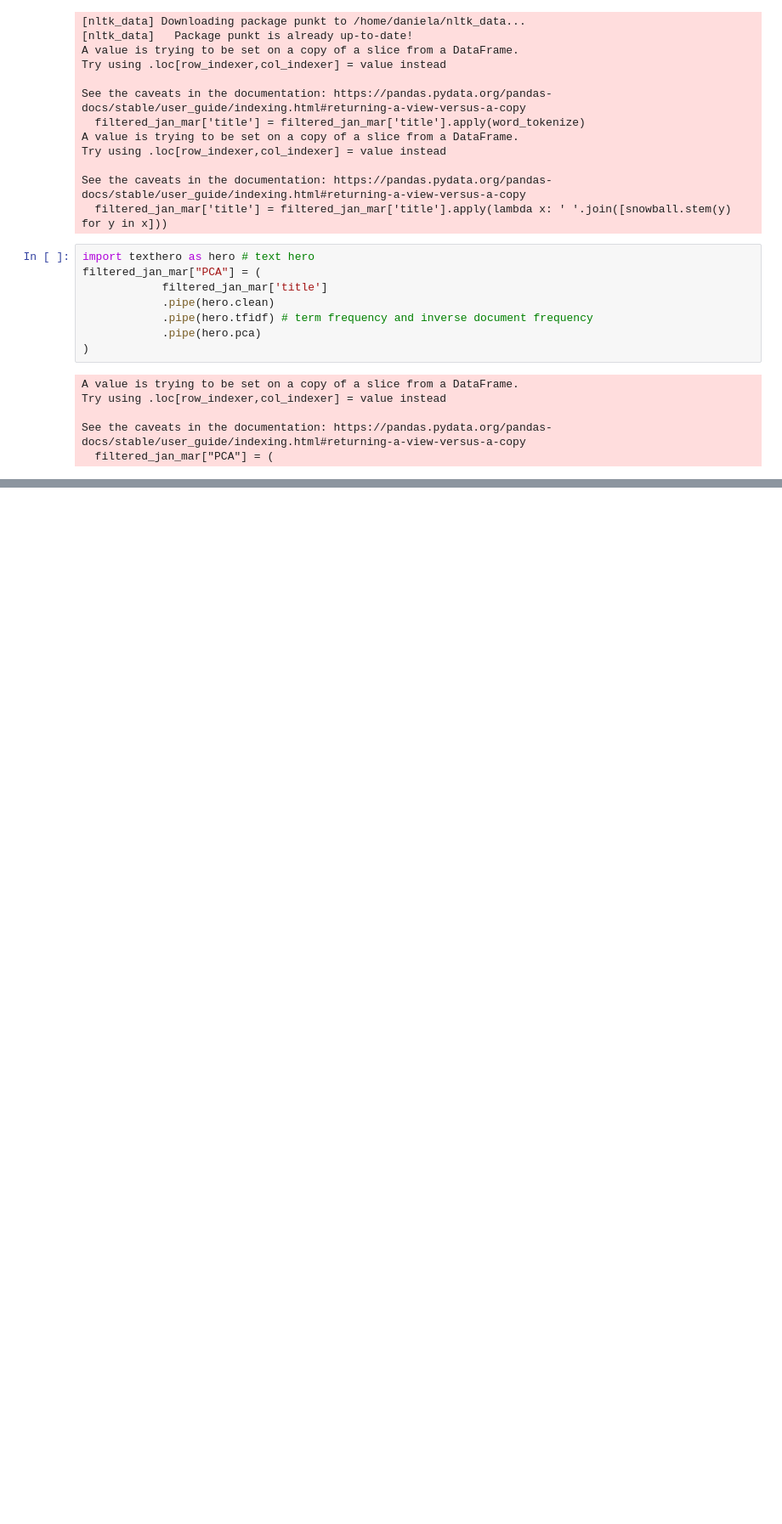
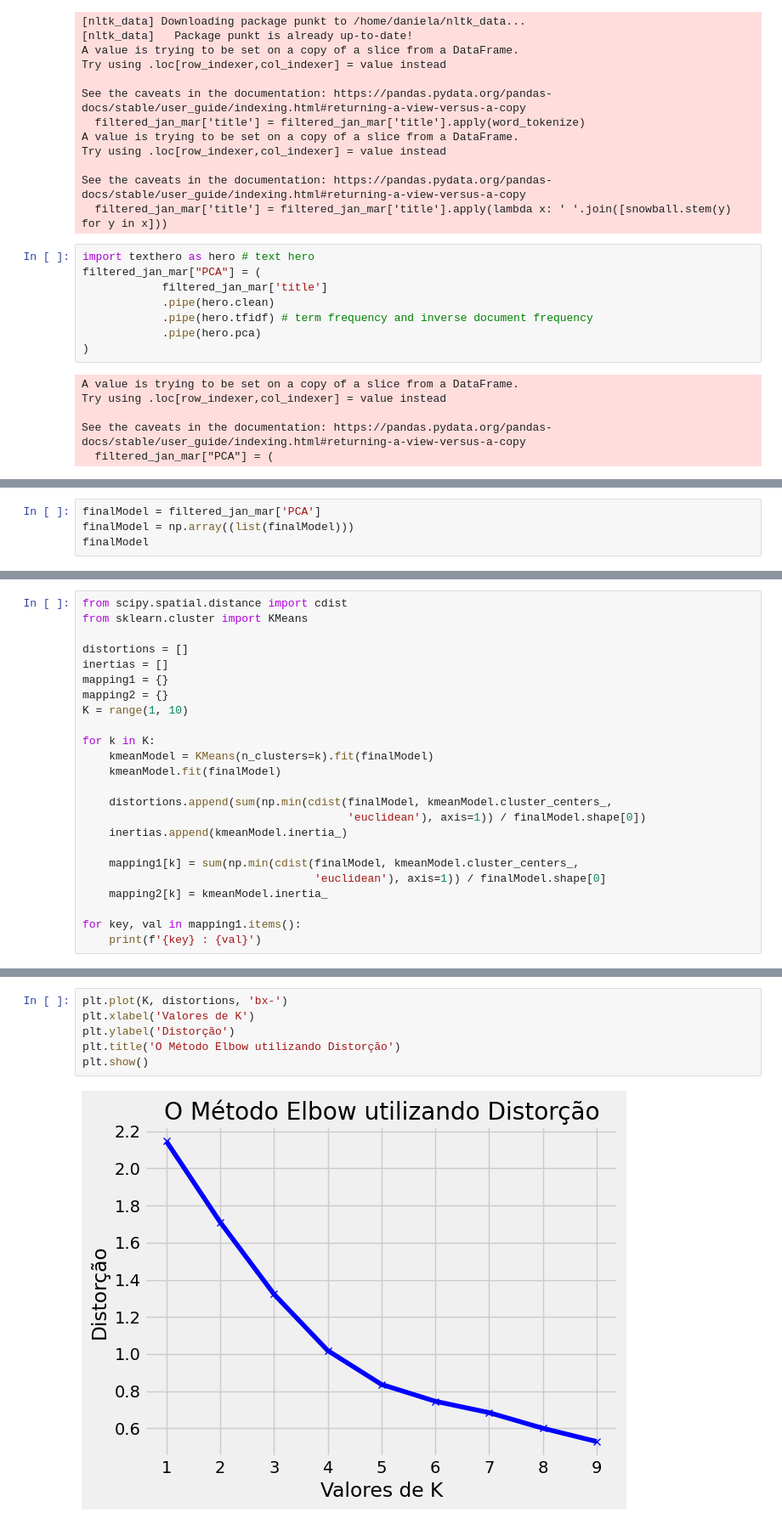
Before and after one commit to danielaczarref/python-kmeans-npl, a Jupyter notebook: VersaoFinal-JAN-MAR.ipynb, the cells around one changed output, grey strips where cells are left out. Shown at 85% size. Drawn from its saved outputs; the diff is of its cells as text; blank space fills up the shorter version.

```diff
--- a/VersaoFinal-JAN-MAR.ipynb
+++ b/VersaoFinal-JAN-MAR.ipynb
@@ -509,0 +143,4 @@ TypeError: unhashable type: 'numpy.ndarray'
+# %%
+finalModel = filtered_jan_mar['PCA']
+finalModel = np.array((list(finalModel)))
+finalModel
@@ -509,0 +165,24 @@ TypeError: unhashable type: 'numpy.ndarray'
+# %%
+from scipy.spatial.distance import cdist
+from sklearn.cluster import KMeans
+
+distortions = []
+inertias = []
+mapping1 = {}
+mapping2 = {}
+K = range(1, 10)
+
+for k in K:
+    kmeanModel = KMeans(n_clusters=k).fit(finalModel)
+    kmeanModel.fit(finalModel)
+
+    distortions.append(sum(np.min(cdist(finalModel, kmeanModel.cluster_centers_,
+                                        'euclidean'), axis=1)) / finalModel.shape[0])
+    inertias.append(kmeanModel.inertia_)
+
+    mapping1[k] = sum(np.min(cdist(finalModel, kmeanModel.cluster_centers_,
+                                   'euclidean'), axis=1)) / finalModel.shape[0]
+    mapping2[k] = kmeanModel.inertia_
+
+for key, val in mapping1.items():
+    print(f'{key} : {val}')
@@ -509,0 +199,8 @@ TypeError: unhashable type: 'numpy.ndarray'
+# %%
+plt.plot(K, distortions, 'bx-')
+plt.xlabel('Valores de K')
+plt.ylabel('Distorção')
+plt.title('O Método Elbow utilizando Distorção')
+plt.show()
+# %% [output]
+[figure, added]
```
Also changed, not shown: parts of 41 cells of this notebook.
